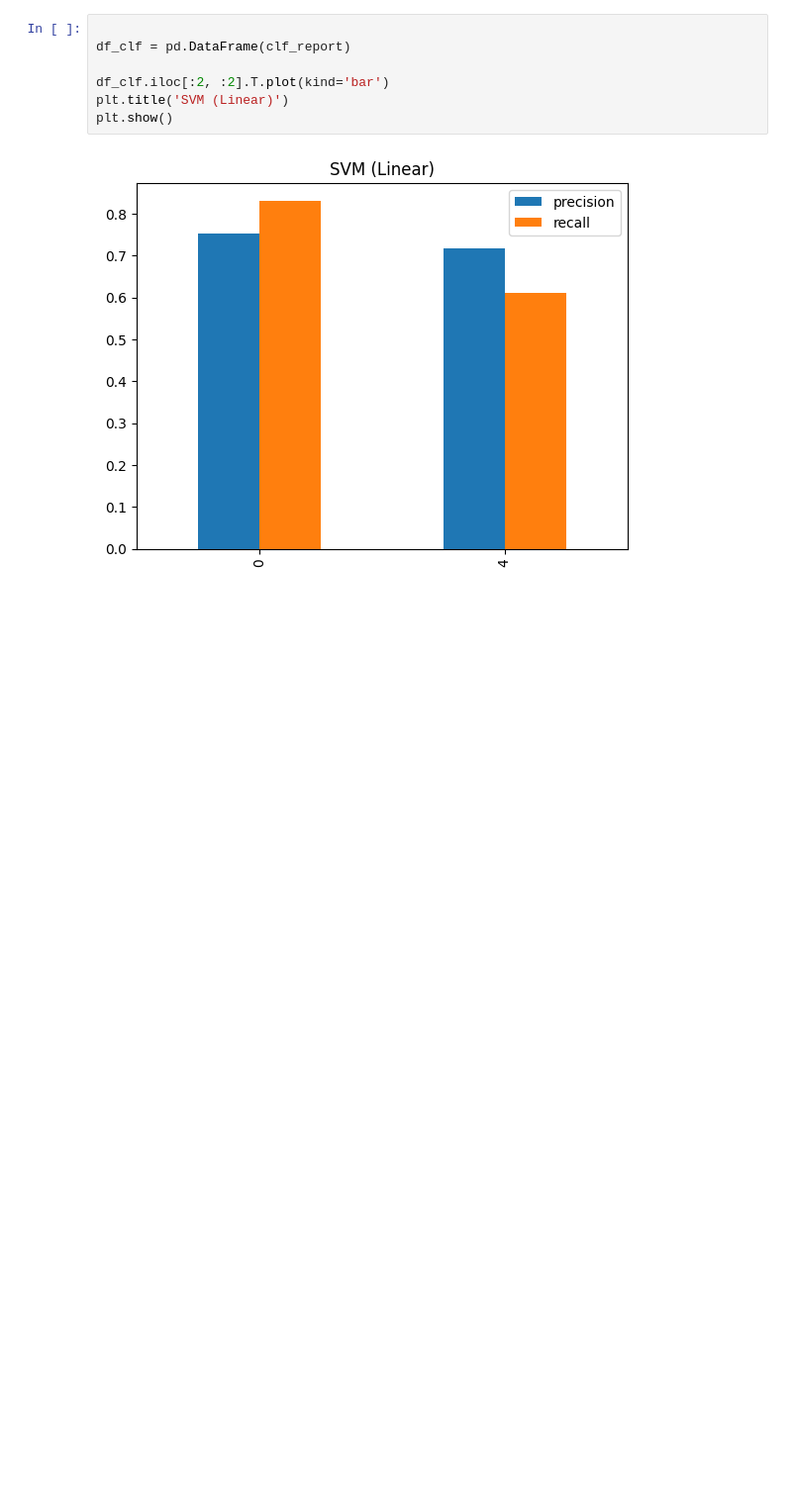
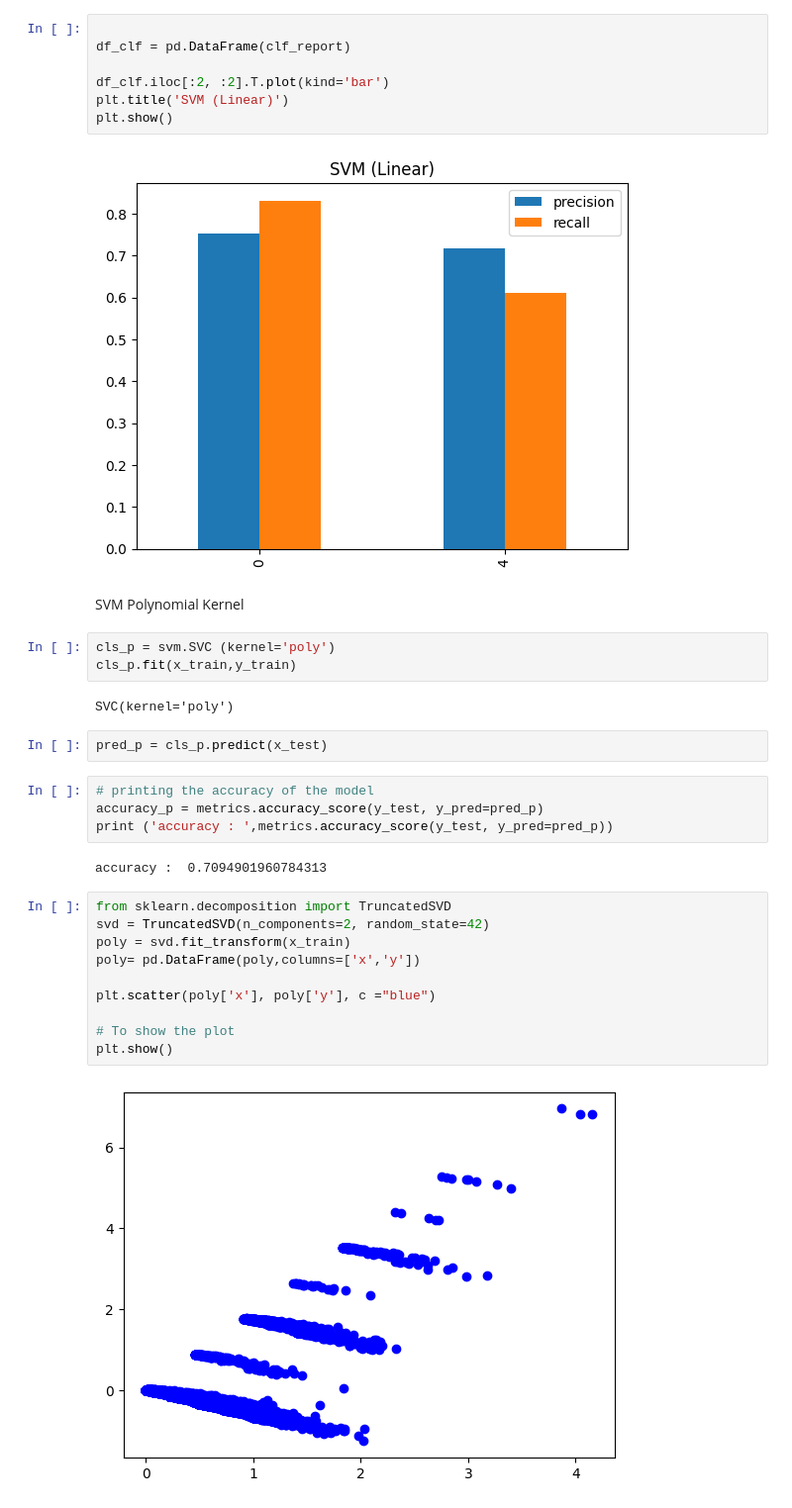
Before and after one commit to Nabil-iium/SVM-on-Tweet-data, a Jupyter notebook: svmtweet.ipynb, the cells around one changed output. Shown at 99% size. Saved outputs shown, nothing was run; the diff lists cells and outputs as text; blank space fills up the shorter version.

Commit message:
SVM Linear +  Poly

```diff
--- a/svmtweet.ipynb
+++ b/svmtweet.ipynb
@@ -200,3 +200,30 @@ plt.title('SVM (Linear)')
 plt.show()
 # %% [output]
 [figure]
+# %% [markdown]
+SVM  Polynomial Kernel
+# %%
+cls_p = svm.SVC (kernel='poly')
+cls_p.fit(x_train,y_train)
+# %% [output]
+SVC(kernel='poly')
+# %%
+pred_p = cls_p.predict(x_test)
+# %%
+# printing the accuracy of the model
+accuracy_p = metrics.accuracy_score(y_test, y_pred=pred_p)
+print ('accuracy : ',metrics.accuracy_score(y_test, y_pred=pred_p))
+# %% [output]
+accuracy :  0.7094901960784313
+# %%
+from sklearn.decomposition import TruncatedSVD
+svd = TruncatedSVD(n_components=2, random_state=42)
+poly = svd.fit_transform(x_train)
+poly= pd.DataFrame(poly,columns=['x','y'])
+
+plt.scatter(poly['x'], poly['y'], c ="blue")
+
+# To show the plot
+plt.show()
+# %% [output]
+[figure, added]
```
Also changed, not shown: parts of 3 cells of this notebook.
